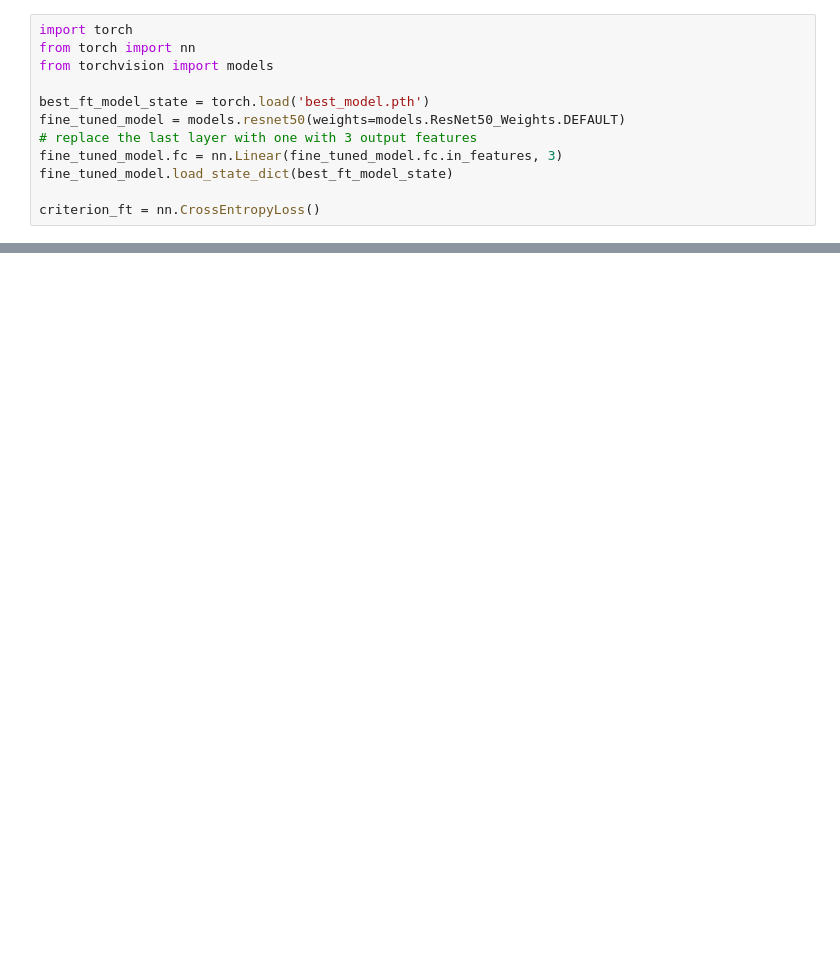
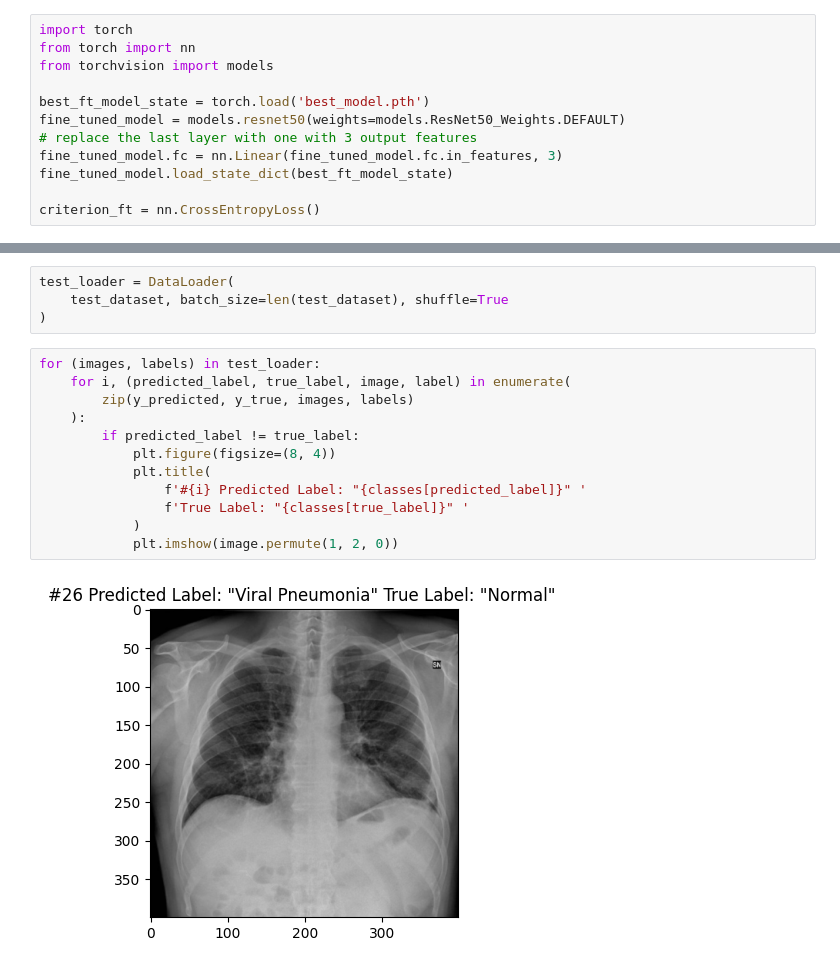
Before and after one commit to viktorparipas92/M7016H-ai-healthcare, a Jupyter notebook: project.ipynb, the cells around one changed output, grey strips where cells are left out. Saved outputs shown, nothing was run; the diff lists cells and outputs as text; blank space fills up the shorter version.

```diff
--- a/project.ipynb
+++ b/project.ipynb
@@ -381,0 +408,18 @@ plt.show()
+# %%
+test_loader = DataLoader(
+    test_dataset, batch_size=len(test_dataset), shuffle=True
+)
+# %%
+for (images, labels) in test_loader:
+    for i, (predicted_label, true_label, image, label) in enumerate(
+        zip(y_predicted, y_true, images, labels)
+    ):
+        if predicted_label != true_label:
+            plt.figure(figsize=(8, 4))
+            plt.title(
+                f'#{i} Predicted Label: "{classes[predicted_label]}" '
+                f'True Label: "{classes[true_label]}" '
+            )
+            plt.imshow(image.permute(1, 2, 0))
+# %% [output]
+[figure, added]
```
Also changed, not shown: parts of 17 cells of this notebook, 1 other file.
